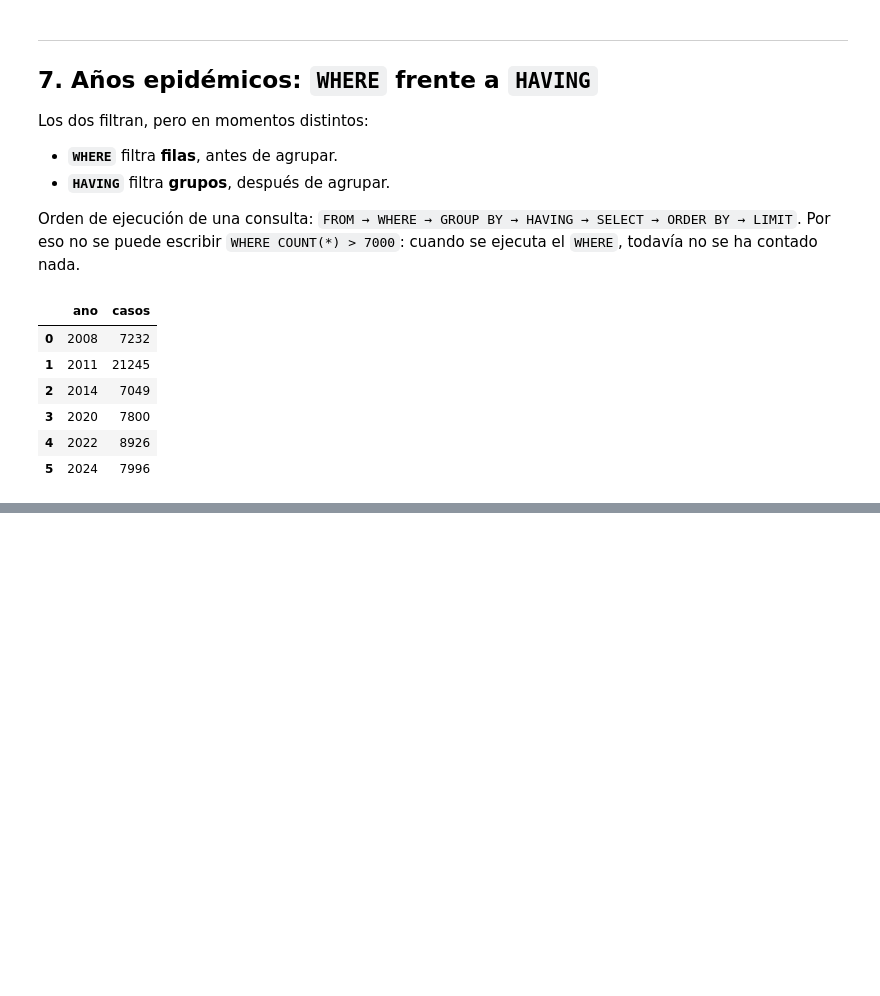
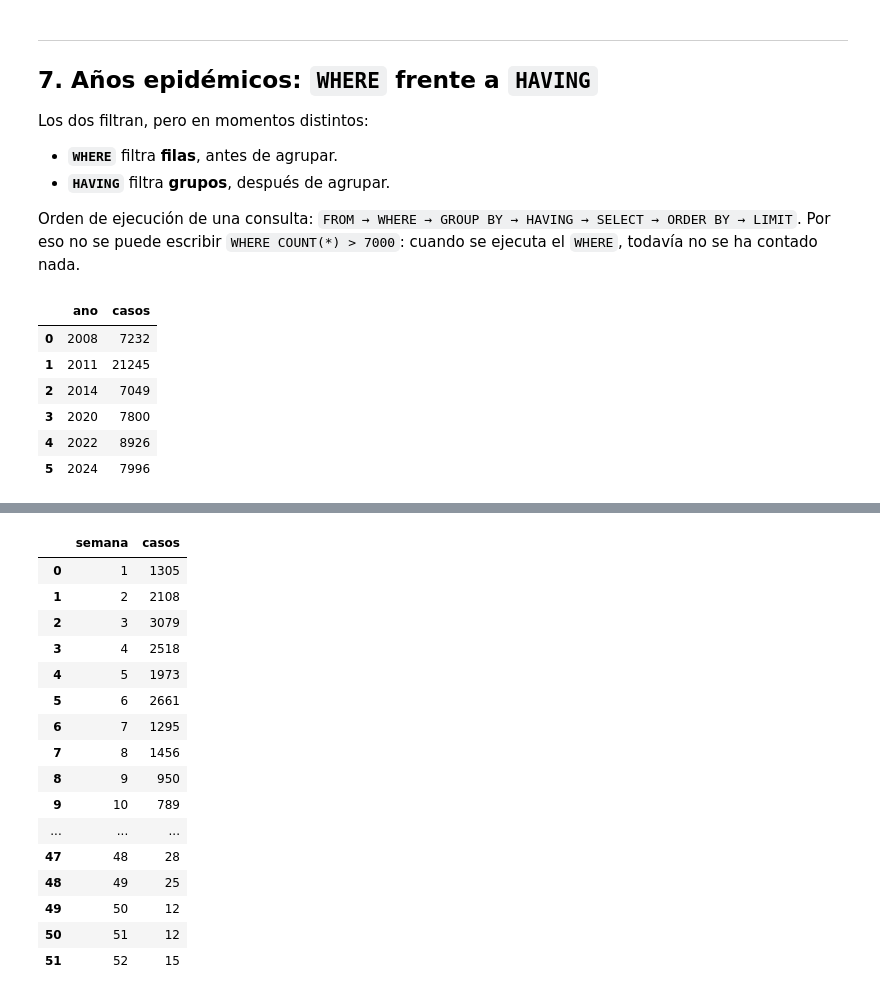
Before and after one commit to David-Sac/dengue-loreto, a Jupyter notebook: notebooks/03_sql.ipynb, the cells around one changed output, grey strips where cells are left out. Drawn from its saved outputs; the diff is of its cells as text; code cells hidden in the pictures; blank space fills up the shorter version.

```diff
--- a/notebooks/03_sql.ipynb
+++ b/notebooks/03_sql.ipynb
@@ -282,0 +304,26 @@ ORDER BY ano
+# %%
+consulta("""
+SELECT semana, COUNT(*) AS casos
+FROM casos
+WHERE ano = 2011
+GROUP BY semana
+ORDER BY semana
+""")
+# %% [output]
+|  | semana | casos |
+| 0 | 1 | 1305 |
+| 1 | 2 | 2108 |
+| 2 | 3 | 3079 |
+| 3 | 4 | 2518 |
+| 4 | 5 | 1973 |
+| 5 | 6 | 2661 |
+| 6 | 7 | 1295 |
+| 7 | 8 | 1456 |
+| 8 | 9 | 950 |
+| 9 | 10 | 789 |
+| ... | ... | ... |
+| 47 | 48 | 28 |
+| 48 | 49 | 25 |
+| 49 | 50 | 12 |
+| 50 | 51 | 12 |
+| 51 | 52 | 15 |
```
Also changed, not shown: parts of 3 cells of this notebook.
